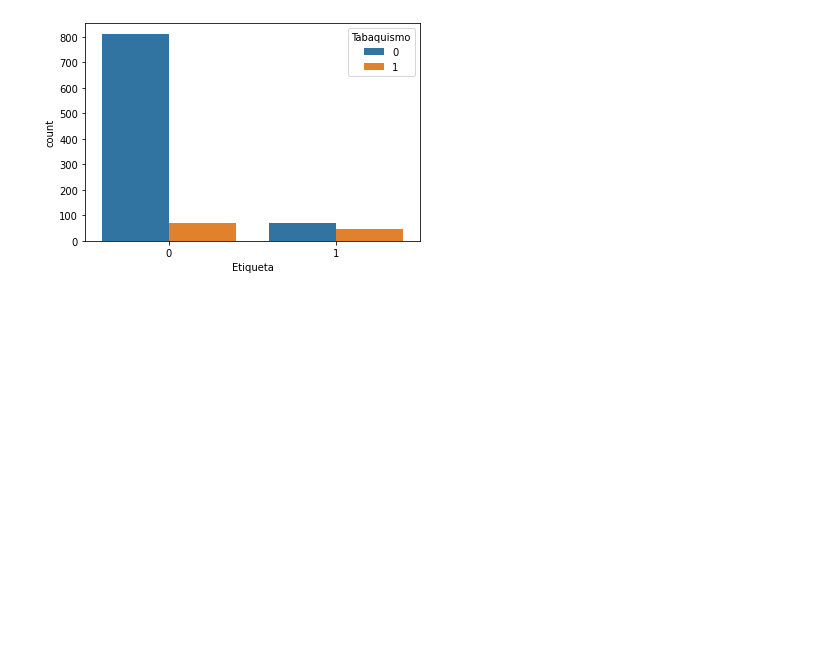
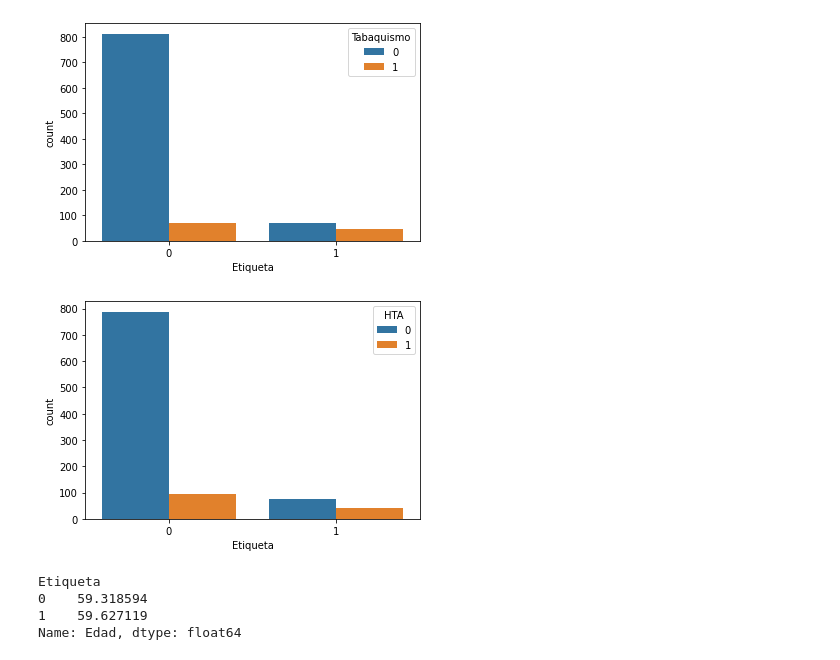
Before and after one commit to villadasonia/Lenguaje-de-Maquina, a Jupyter notebook: SignosVitales.ipynb, the cells around one changed output. Saved outputs shown, nothing was run; the diff lists cells and outputs as text; code cells hidden in the pictures; blank space fills up the shorter version.

```diff
--- a/SignosVitales.ipynb
+++ b/SignosVitales.ipynb
@@ -67,3 +71,18 @@ import matplotlib.pyplot as plt
 sns.countplot(x="Etiqueta", hue="Tabaquismo", data=df);
 # %% [output]
 [figure]
+# %%
+import seaborn as sns
+import matplotlib.pyplot as plt
+%matplotlib inline
+
+sns.countplot(x="Etiqueta", hue="HTA", data=df);
+# %% [output]
+[figure, added]
+# %%
+df.groupby(['Etiqueta'])['Edad'].mean()
+# %% [output]
+Etiqueta
+0    59.318594
+1    59.627119
+Name: Edad, dtype: float64
```
Also changed, not shown: parts of 7 cells of this notebook.
